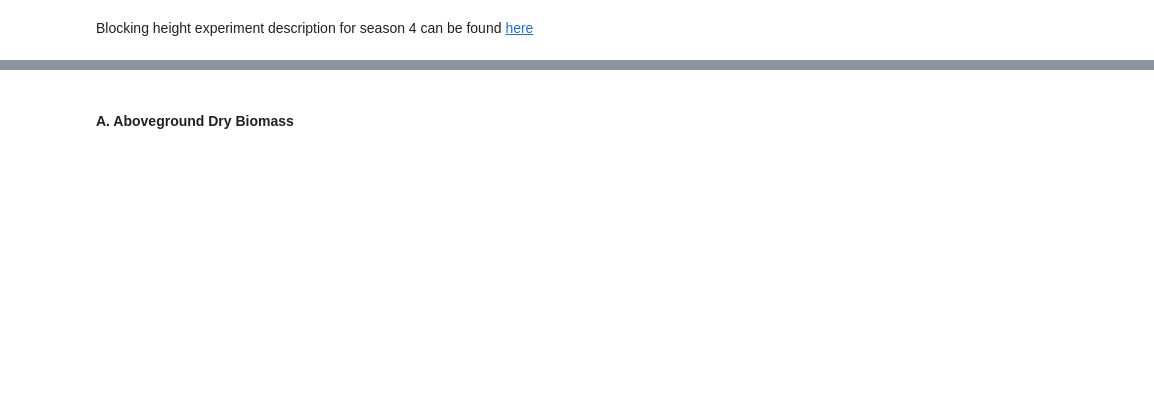
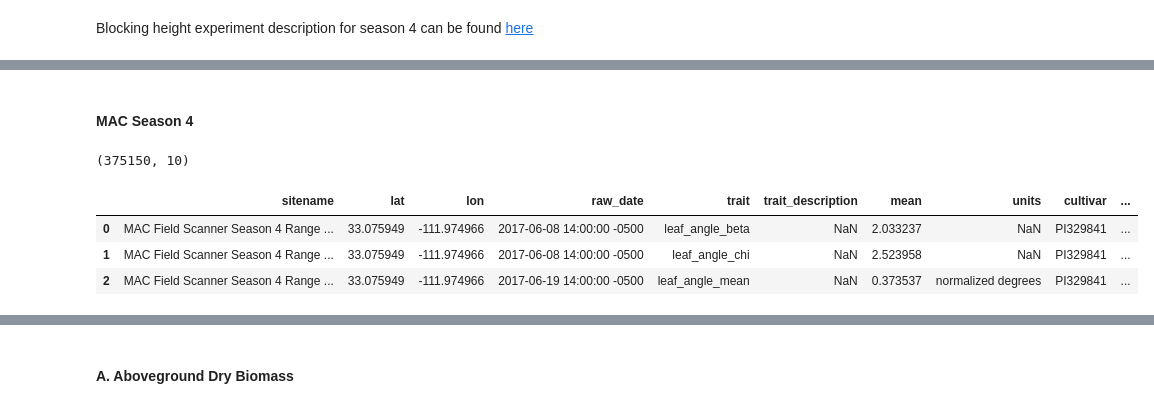
Before and after one commit to genophenoenvo/terraref-datasets, a Jupyter notebook: notebooks/mac_season_4_data_cleaning.ipynb, the cells around one changed output, grey strips where cells are left out. Drawn from its saved outputs; the diff is of its cells as text; code cells hidden in the pictures; blank space fills up the shorter version.

```diff
--- a/notebooks/mac_season_4_data_cleaning.ipynb
+++ b/notebooks/mac_season_4_data_cleaning.ipynb
@@ -43,3 +23,7 @@ import sqlite3
+# %%
+def read_in_csv(folder_name, file_name):
+    df = pd.read_csv(folder_name + '/' + file_name, low_memory=False)
+    return df
 # %%
 def plot_hist(df, value_column, trait_column):
 
@@ -177,0 +149,9 @@ def save_to_csv_without_timestamp(list_of_dfs, list_of_output_filenames):
+# %% [markdown]
+#### MAC Season 4
+# %%
+folder_name = 'data'
+if not os.path.exists(folder_name):
+    os.makedirs(folder_name)
+# %%
+season_4_url = 'https://de.cyverse.org/dl/d/D3168AC5-82BE-436E-B8B5-AB8DD78CAF28/mac_season_four_2020-04-22.csv'
+season_4_input_filename = 'raw_mac_season_4_data.csv.'
@@ -177,0 +163,15 @@ def save_to_csv_without_timestamp(list_of_dfs, list_of_output_filenames):
+# %%
+cols_to_drop = ['Unnamed: 0', 'checked', 'result_type', 'id', 'citation_id', 'site_id', 'treatment_id',
+                'scientificname', 'commonname', 'genus', 'species_id', 'cultivar_id', 'author',
+                'citation_year', 'time', 'month', 'year', 'n', 'statname', 'stat', 'notes', 'access_level',
+                'entity', 'view_url', 'edit_url', 'date', 'dateloc', 'city', 'treatment']
+
+df_1 = df.drop(labels=cols_to_drop, axis=1)
+# print(df_1.shape)
+# df_1.head(3)
+# %% [output]
+(375150, 10)
+|  | sitename | lat | lon | raw_date | trait | trait_description | mean | units | cultivar | ... |
+| 0 | MAC Field Scanner Season 4 Range ... | 33.075949 | -111.974966 | 2017-06-08 14:00:00 -0500 | leaf_angle_beta | NaN | 2.033237 | NaN | PI329841 | ... |
+| 1 | MAC Field Scanner Season 4 Range ... | 33.075949 | -111.974966 | 2017-06-08 14:00:00 -0500 | leaf_angle_chi | NaN | 2.523958 | NaN | PI329841 | ... |
+| 2 | MAC Field Scanner Season 4 Range ... | 33.075949 | -111.974966 | 2017-06-19 14:00:00 -0500 | leaf_angle_mean | NaN | 0.373537 | normalized degrees | PI329841 | ... |
```
Also changed, not shown: parts of 26 cells of this notebook.
